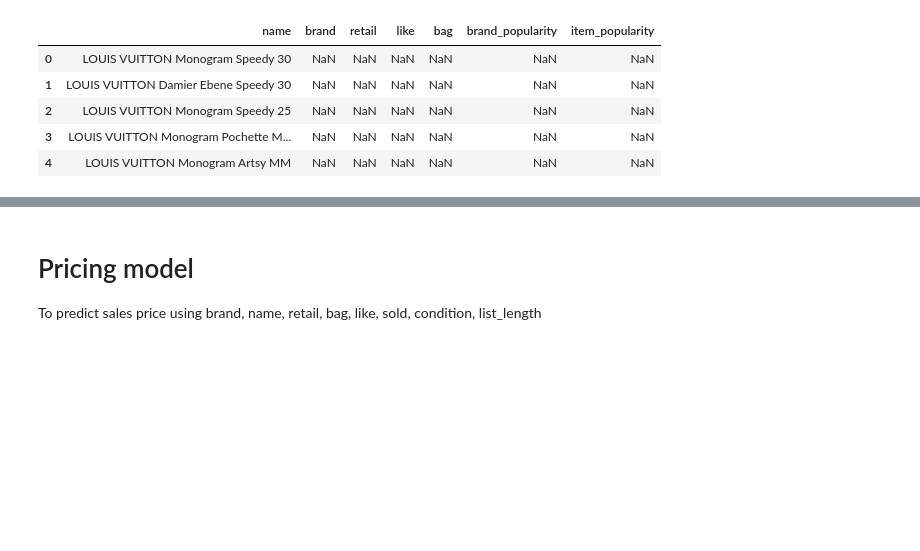
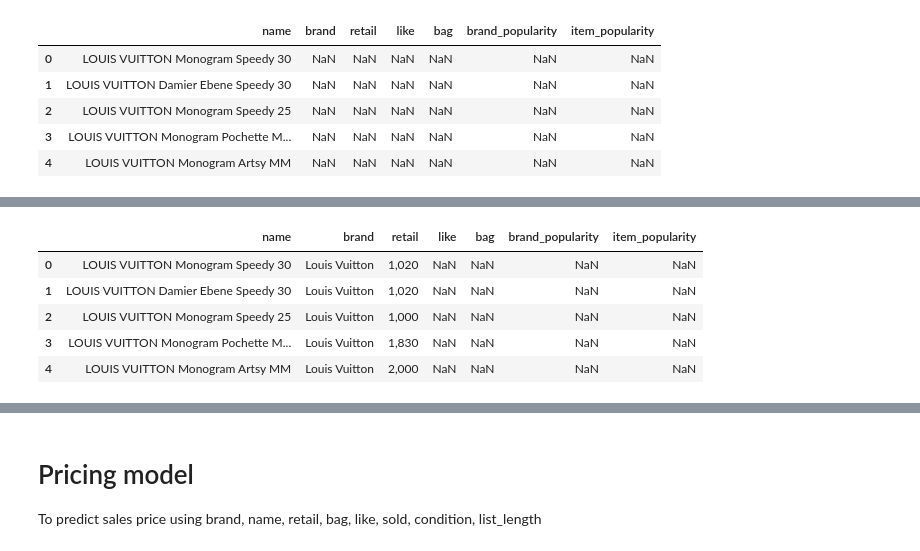
Before and after one commit to dw357/upon, a Jupyter notebook: fashionphile_dw.ipynb, the cells around one changed output, grey strips where cells are left out. Drawn from its saved outputs; the diff is of its cells as text; code cells hidden in the pictures; blank space fills up the shorter version.

```diff
--- a/fashionphile_dw.ipynb
+++ b/fashionphile_dw.ipynb
@@ -285,0 +308,17 @@ bucket_full.head()
+# %%
+# fill in retail information using data containing retail and price information
+df_price = df[df['price'].notnull()]
+df_price_retail = df_price[df_price['retail'].notnull()].copy()
+
+r = df_price_retail.set_index('name')['retail']
+r = r[~r.index.duplicated(keep='first')]
+bucket_full['retail'] = bucket_full['retail'].fillna(bucket_full['name'].map(r))
+# %%
+bucket_full.head()
+# %% [output]
+|  | name | brand | retail | like | bag | brand_popularity | item_popularity |
+| 0 | LOUIS VUITTON Monogram Speedy 30 | Louis Vuitton | 1,020 | NaN | NaN | NaN | NaN |
+| 1 | LOUIS VUITTON Damier Ebene Speedy 30 | Louis Vuitton | 1,020 | NaN | NaN | NaN | NaN |
+| 2 | LOUIS VUITTON Monogram Speedy 25 | Louis Vuitton | 1,000 | NaN | NaN | NaN | NaN |
+| 3 | LOUIS VUITTON Monogram Pochette M... | Louis Vuitton | 1,830 | NaN | NaN | NaN | NaN |
+| 4 | LOUIS VUITTON Monogram Artsy MM | Louis Vuitton | 2,000 | NaN | NaN | NaN | NaN |
```
Also changed, not shown: parts of 15 cells of this notebook.
